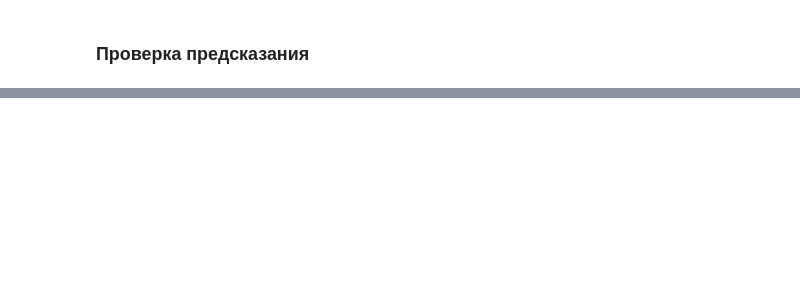
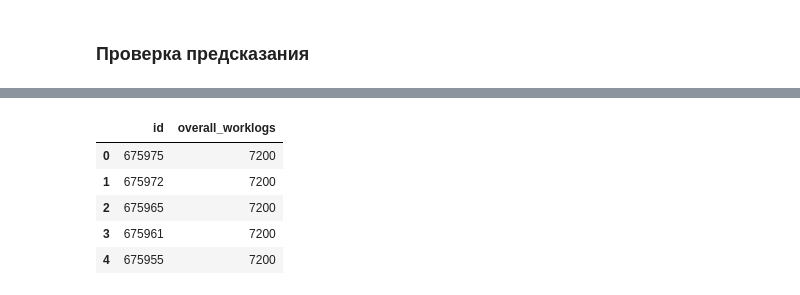
Before and after one commit to TayJen/hackathon_algu2022, a Jupyter notebook: H_ALGU_2022_Baseline.ipynb, the cells around one changed output, grey strips where cells are left out. Saved outputs shown, nothing was run; the diff lists cells and outputs as text; code cells hidden in the pictures; blank space fills up the shorter version.

```diff
--- a/H_ALGU_2022_Baseline.ipynb
+++ b/H_ALGU_2022_Baseline.ipynb
@@ -334,0 +323,11 @@ df_solution.head()
+# %%
+df_dumb_solution = pd.read_csv('./data/sample_solution.csv')
+df_dumb_solution.overall_worklogs = median
+df_dumb_solution.head()
+# %% [output]
+|  | id | overall_worklogs |
+| 0 | 675975 | 7200 |
+| 1 | 675972 | 7200 |
+| 2 | 675965 | 7200 |
+| 3 | 675961 | 7200 |
+| 4 | 675955 | 7200 |
```
Also changed, not shown: parts of 21 cells of this notebook.
